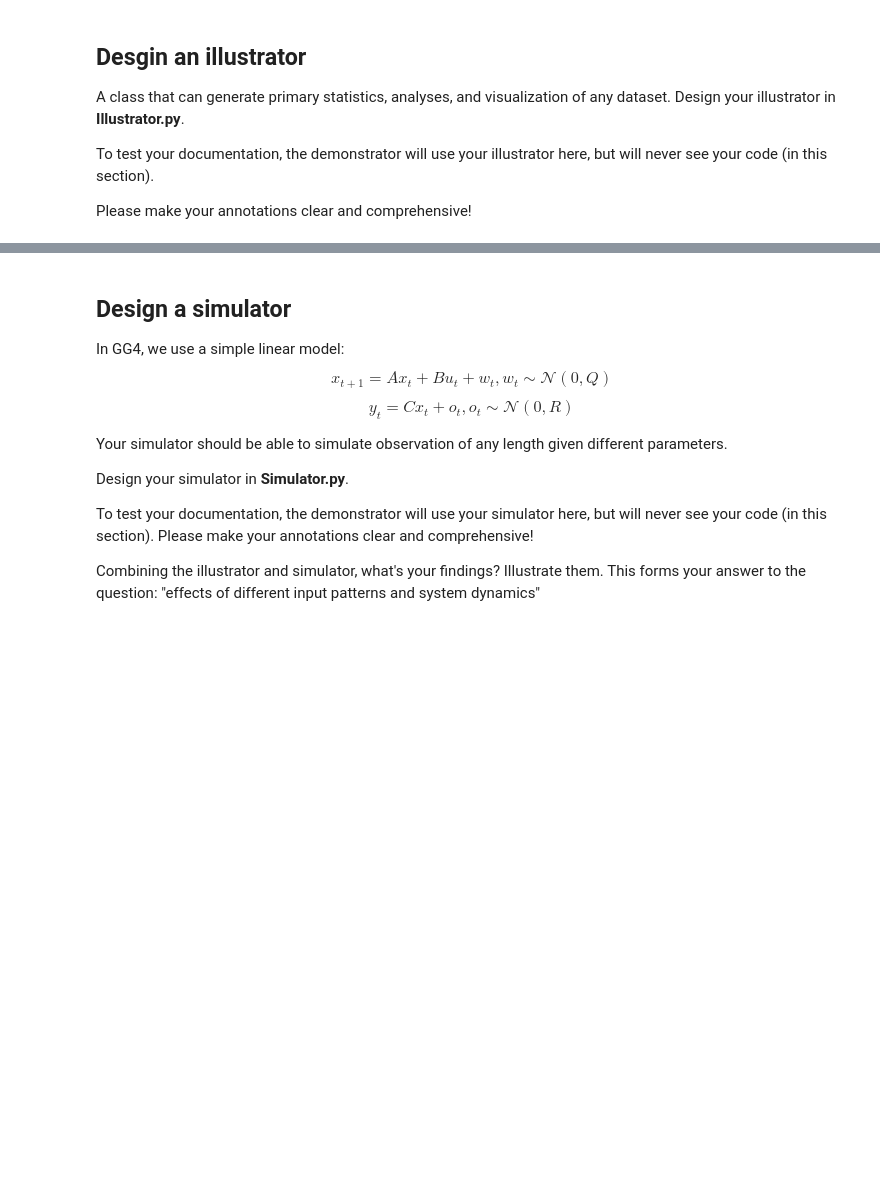
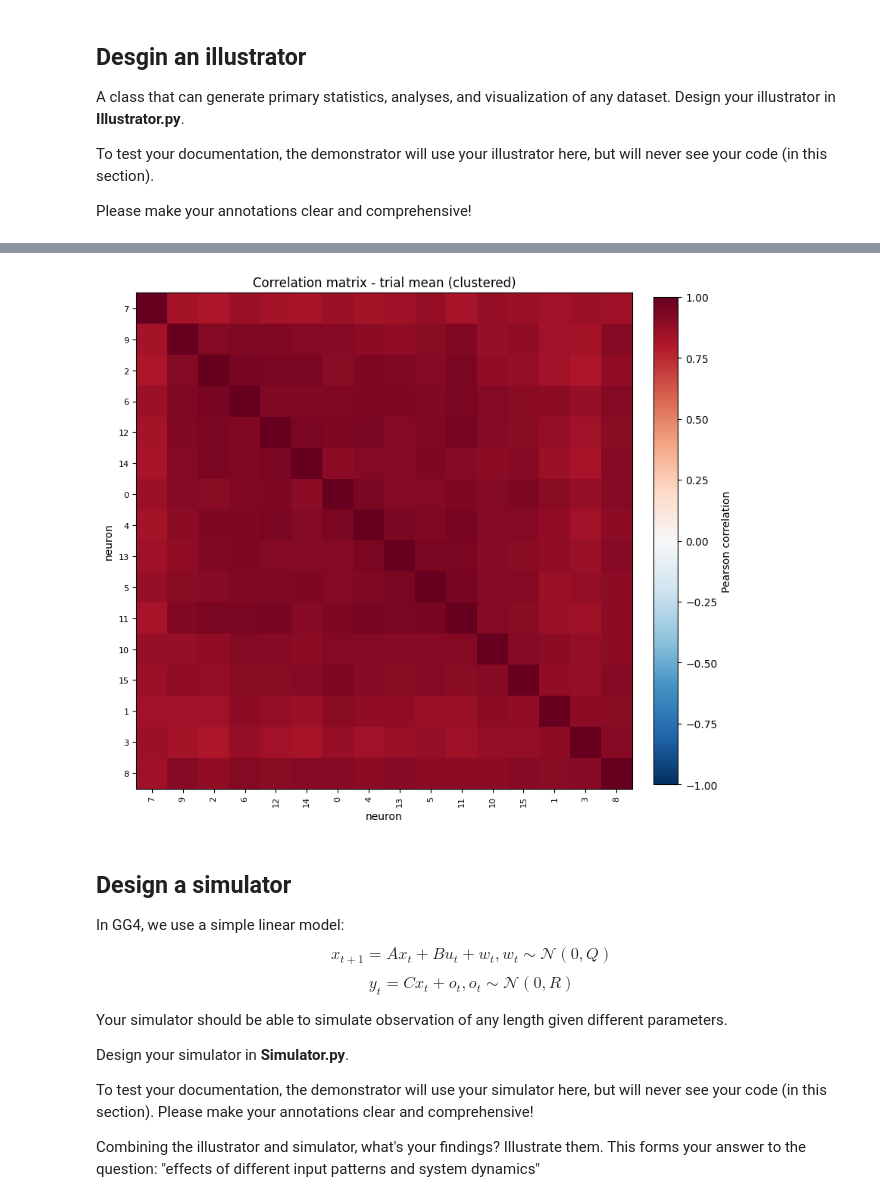
Before and after one commit to henrikhalasz/GG4, a Jupyter notebook: week 1/week1.ipynb, the cells around one changed output, grey strips where cells are left out. Drawn from its saved outputs; the diff is of its cells as text; code cells hidden in the pictures; blank space fills up the shorter version.

Commit message:
snr and correlation matrix

```diff
--- a/week 1/week1.ipynb
+++ b/week 1/week1.ipynb
@@ -70,3 +80,8 @@ plt.show()
+# %%
+C, fig = Illustrator.plot_correlation_matrix()
+plt.show()
+# %% [output]
+[figure, added]
 # %% [markdown]
 ## Design a simulator
 
```
Also changed, not shown: parts of 6 cells of this notebook.
